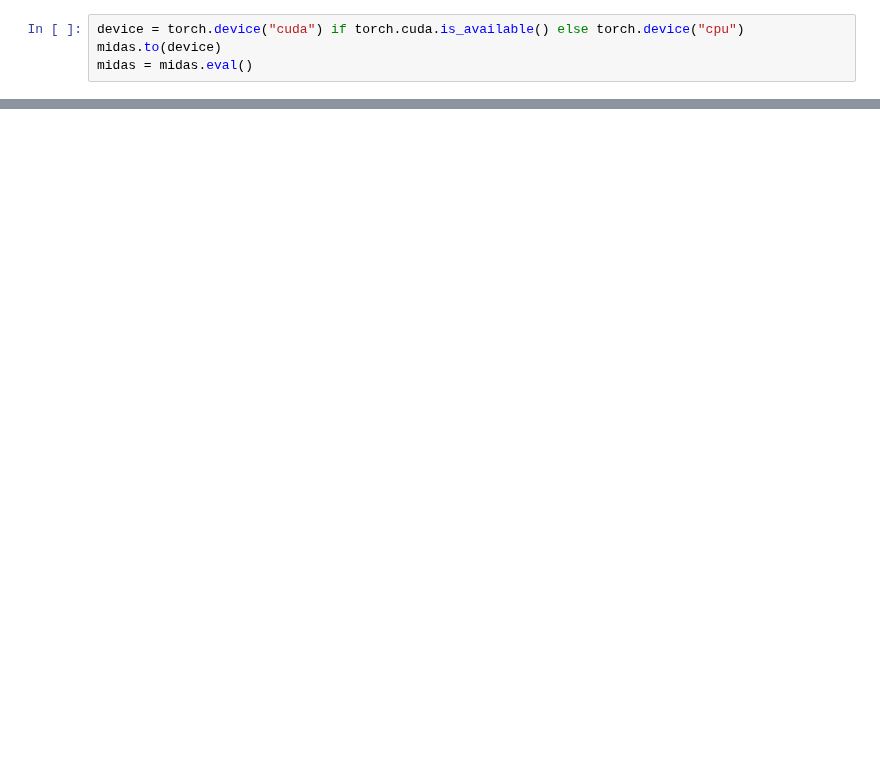
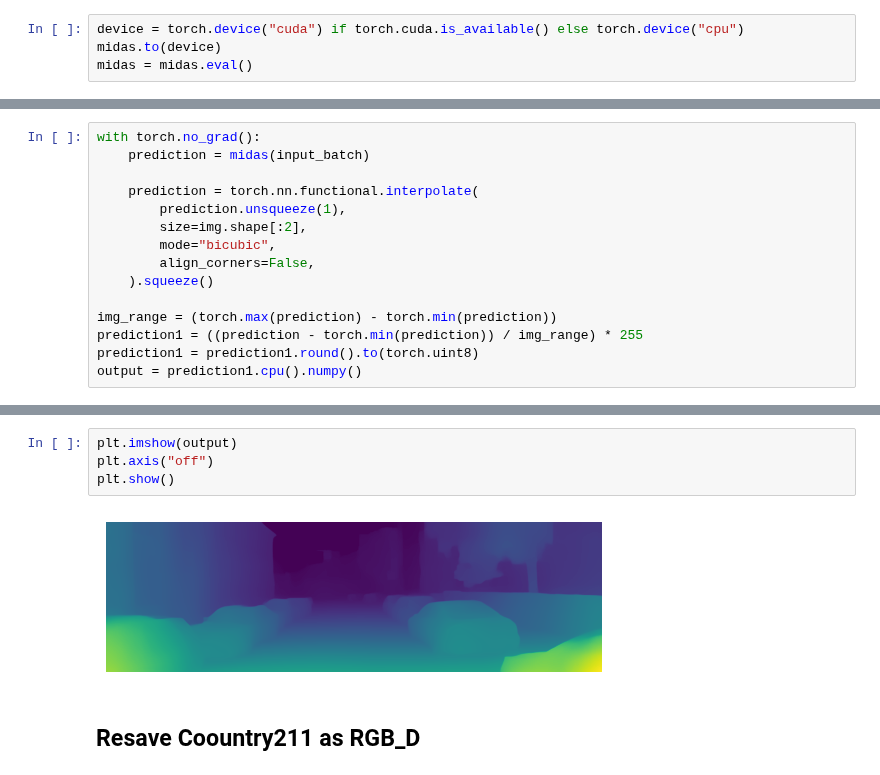
Before and after one commit to bthek1/DeepLearning, a Jupyter notebook: nbs/074_depth_estimator_kitti.ipynb, the cells around one changed output, grey strips where cells are left out. Cells and saved outputs as stored; diff of their text form; blank space fills up the shorter version.

```diff
--- a/nbs/074_depth_estimator_kitti.ipynb
+++ b/nbs/074_depth_estimator_kitti.ipynb
@@ -266,0 +79,15 @@ IndexError: list index out of range
+# %%
+with torch.no_grad():
+    prediction = midas(input_batch)
+
+    prediction = torch.nn.functional.interpolate(
+        prediction.unsqueeze(1),
+        size=img.shape[:2],
+        mode="bicubic",
+        align_corners=False,
+    ).squeeze()
+
+img_range = (torch.max(prediction) - torch.min(prediction))
+prediction1 = ((prediction - torch.min(prediction)) / img_range) * 255
+prediction1 = prediction1.round().to(torch.uint8)
+output = prediction1.cpu().numpy()
@@ -266,0 +100,8 @@ IndexError: list index out of range
+# %%
+plt.imshow(output)
+plt.axis("off")
+plt.show()
+# %% [output]
+[figure, added]
+# %% [markdown]
+## Resave Coountry211 as RGB_D
```
Also changed, not shown: parts of 46 cells of this notebook, 4 other files.
